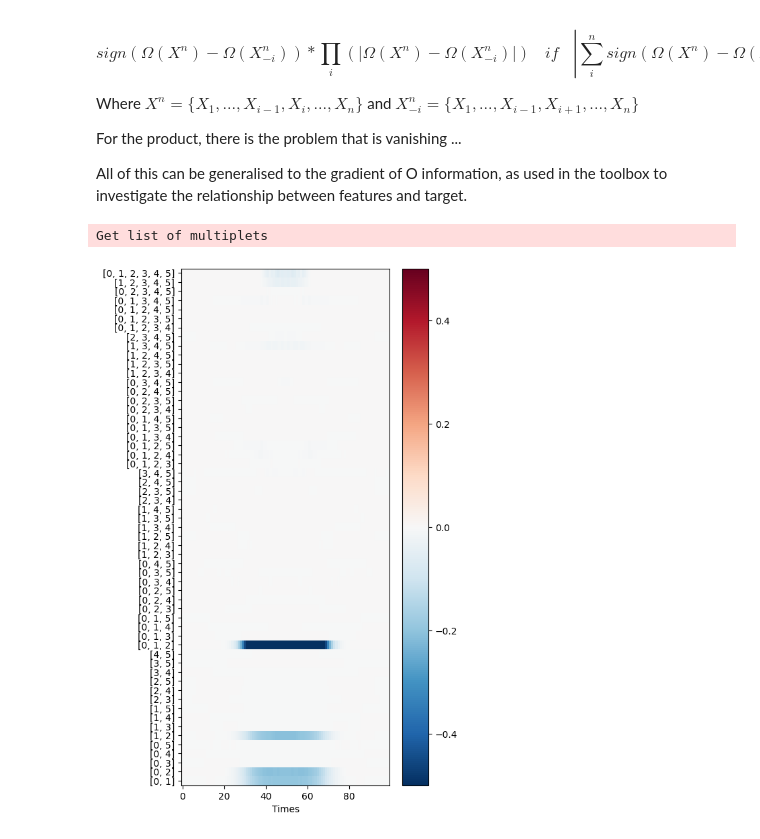
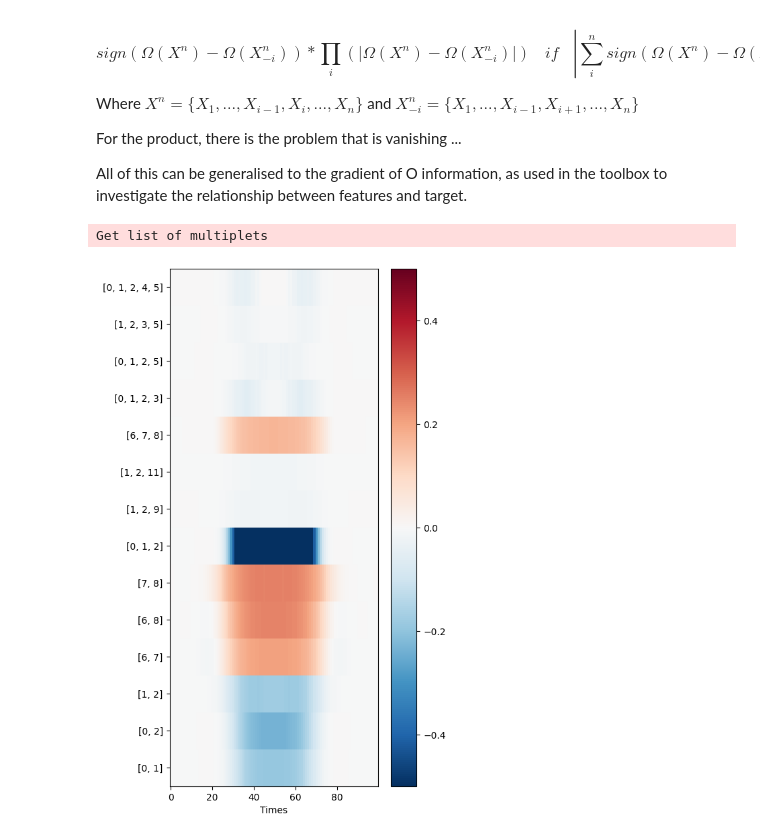
Before and after one commit to brainets/acrho, a Jupyter notebook: notebooks/multivariate_gaussian.ipynb, the cells around one changed output. Cells and saved outputs as stored; diff of their text form; code cells hidden in the pictures.

```diff
--- a/notebooks/multivariate_gaussian.ipynb
+++ b/notebooks/multivariate_gaussian.ipynb
@@ -20,7 +23,7 @@ from utils import oinfo_min
 #the target variable can be multivariate
 target = random.multivariate_normal([0,0],[[1,0],[0,1]], 300).T
 n_samples = 300
-n_features = 6
+n_features = 12
 
 data = np.zeros((n_features, n_samples))
 
@@ -34,6 +37,15 @@ data[3] =  random.normal(loc=0.0, scale=1.0, size=n_samples)
 data[4] =  random.normal(loc=0.0, scale=1.0, size=n_samples)
 data[5] = data[3] + data[4]
 
+data[6] =  random.normal(loc=0.0, scale=1.0, size=n_samples) + target[1]
+data[7] =  random.normal(loc=0.0, scale=1.0, size=n_samples) + target[1]
+data[8] =  random.normal(loc=0.0, scale=1.0, size=n_samples) + target[1]
+
+
+data[9] =  random.normal(loc=0.0, scale=1.0, size=n_samples)
+data[10] =  random.normal(loc=0.0, scale=1.0, size=n_samples) + data[9]
+data[11] = random.normal(loc=0.0, scale=1.0, size=n_samples) + data[9]
+
 data = data.T
 
 #Here we generate the evolution on a third dimension, that can be the imagined as the time in a neuroscientific framework.
@@ -115,21 +127,22 @@ All of this can be generalised to the gradient of O information, as used in the
 # %%
 combos=model.get_combinations(minsize=minsize, maxsize=maxsize)[0]
 list_indices=[[int(c) for c in comb if c != -1] for comb in combos]
 list_multiplets=[str([int(i) for i in comb]) for comb in list_indices]
 
 #Here we use the function defined in utils to "clean" the higher-order spreading
-goinfo_proc=oinfo_min(goinfo, list_indices)
+goinfo_proc=oinfo_min(goinfo, list_indices, minsize=2)
 vmin, vmax = -0.5,0.5
 
 plt.figure(figsize=(5,10))
+index=np.where(np.sum(np.abs(goinfo_proc), axis=1)>0.5)[0]
 plt.pcolormesh(
-    variables, list_multiplets, goinfo_proc, cmap='RdBu_r', vmin=vmin, vmax=vmax
+    variables, np.array(list_multiplets)[index], goinfo_proc[index, :], cmap='RdBu_r', vmin=vmin, vmax=vmax
 )
 
 plt.colorbar()
 plt.xlabel('Times')
 plt.show()
 plt.close()
 # %% [output]
 Get list of multiplets
-[figure, old version]
+[figure, new version]
```
Also changed, not shown: parts of 18 cells of this notebook, 2 other files.
